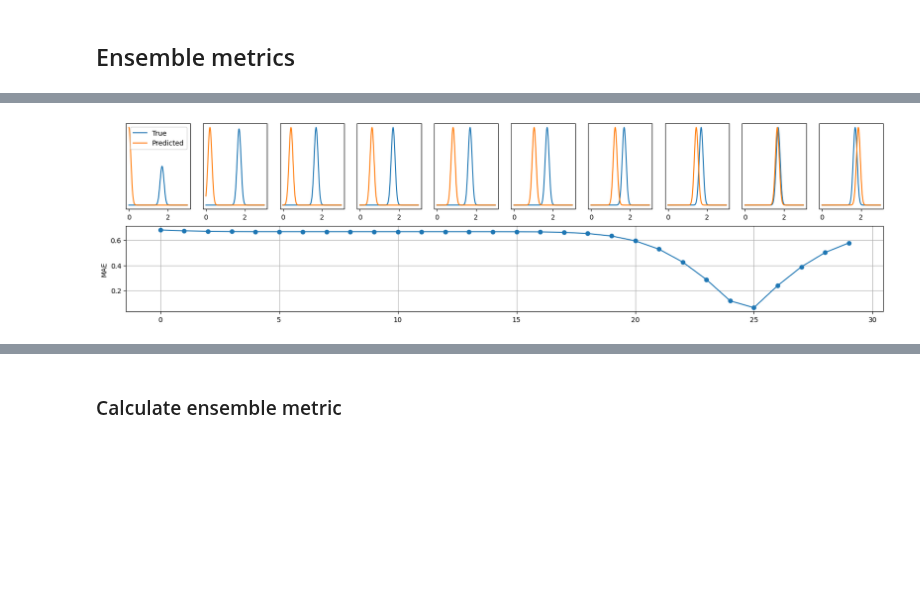
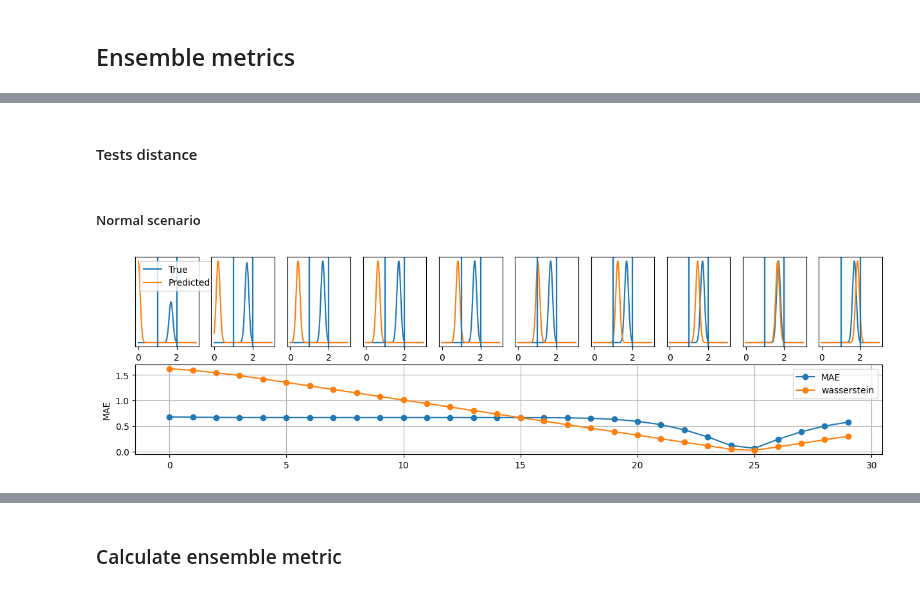
Before and after one commit to AnDiChallenge/andi_datasets, a Jupyter notebook: source_nbs/lib_nbs/utils_challenge.ipynb, the cells around one changed output, grey strips where cells are left out. Cells and saved outputs as stored; diff of their text form; code cells hidden in the pictures; blank space fills up the shorter version.

```diff
--- a/source_nbs/lib_nbs/utils_challenge.ipynb
+++ b/source_nbs/lib_nbs/utils_challenge.ipynb
@@ -1370,7 +1438,7 @@ def extract_ensemble(state_label, dic):
 # %%
 #| export
 import scipy.stats
-def multimode_dist(params, weights, bound, x, normalized = False):
+def multimode_dist(params, weights, bound, x, normalized = False, min_var = 1e-9):
     '''
     Generates a multimodal distribution with given parameters.
     Also accounts for single mode if weight is float or int.
@@ -1387,7 +1455,6 @@ def multimode_dist(params, weights, bound, x, normalized = False):
         Support upon which the distribution is created.
     normalize : bool
         If True, returns the normalized distribution.
-
     Returns
     -------
     array
@@ -1407,7 +1474,7 @@ def multimode_dist(params, weights, bound, x, normalized = False):
     for param, w in zip(params, weights):
         mean, var  = param
         # introduce a cutoff to avoid nan when var = 0
-        if var == 0: var = 1e-9
+        if var < min_var: var = min_var
         unimodal = func.pdf(x,
                             (lower-mean)/np.sqrt(var),
                             (upper-mean)/np.sqrt(var),
@@ -1428,38 +1498,66 @@ def distribution_distance(p:np.array, # distribution 1
+# %%
+#| export
+from scipy.stats import wasserstein_distance
+
+def distribution_distance(p:np.array, # distribution 1
+                          q:np.array, # distribution 2
+                          x:np.array = None, # support of the distributions (not needed for MAE)
+                          metric = 'wasserstein' # distance metric (either 'wasserstein' or 'mae')
+                         )-> float:  # distance between distributions
+    ''' Calculates distance between two distributions. '''
+#     return np.sum(np.where(p != 0, p * np.log(p / q), 0))
+    if metric == 'mae':
+        return np.abs(p-q).mean()
+    elif metric == 'wasserstein':
+        return wasserstein_distance(x, x, p, q)
+# %% [markdown]
+#### Tests distance
+# %% [markdown]
+##### Normal scenario
 # %%
 means = np.linspace(0, 2, 30)
 normalize = False
-fig = plt.figure(figsize=(20, 5))
+fig = plt.figure(figsize=(15, 4))
 gs = fig.add_gridspec(2, 10)
 
 # True distribution
 x = np.arange(0, 3, 0.01)
 params = [[1.7,0.01]]
 weights = [1]
 true = multimode_dist(params, weights, bound = [0, 3], x = x, normalized = normalize)
 
+range_x = (1,2)
+idx_range = np.argwhere((x>range_x[0]) & (x<range_x[1])).flatten()
 
 
-KL = []
+MSE = []
+wass = []
 for idx, mean in enumerate(means):
     params = [[mean, 0.01]]
     weights = [1]
     pred = multimode_dist(params, weights, bound = [0, 3], x = x, normalized = normalize)
-    KL.append(distribution_distance(true, pred))
+    MSE.append(distribution_distance(true, pred, metric = 'mae'))
+    wass.append(distribution_distance(true, pred, x))
 
     if idx % 3 == 0:
 
         ax = fig.add_subplot(gs[0, int(idx/3)])
         ax.plot(x, true, label = 'True')
         ax.plot(x, pred, label = 'Predicted')
         plt.setp(ax, yticks = []);
 
 
     if idx == 0:
         ax.legend()
 
-ax_kl = fig.add_subplot(gs[1, :])
-ax_kl.plot(KL, '-o')
-plt.setp(ax_kl, ylabel = 'MAE')
-ax_kl.grid()
+    ax.axvline(range_x[0])
+    ax.axvline(range_x[1])
+
+ax_dist = fig.add_subplot(gs[1, :])
+ax_dist.plot(MSE, '-o', label = 'MAE')
+ax_dist.plot(wass, '-o', label = 'wasserstein')
+ax_dist.legend()
+plt.setp(ax_dist, ylabel = 'MAE')
+ax_dist.grid()
 # %% [output]
-[figure, old version]
+[figure, new version]
```
Also changed, not shown: parts of 23 cells of this notebook, 9 other files.
